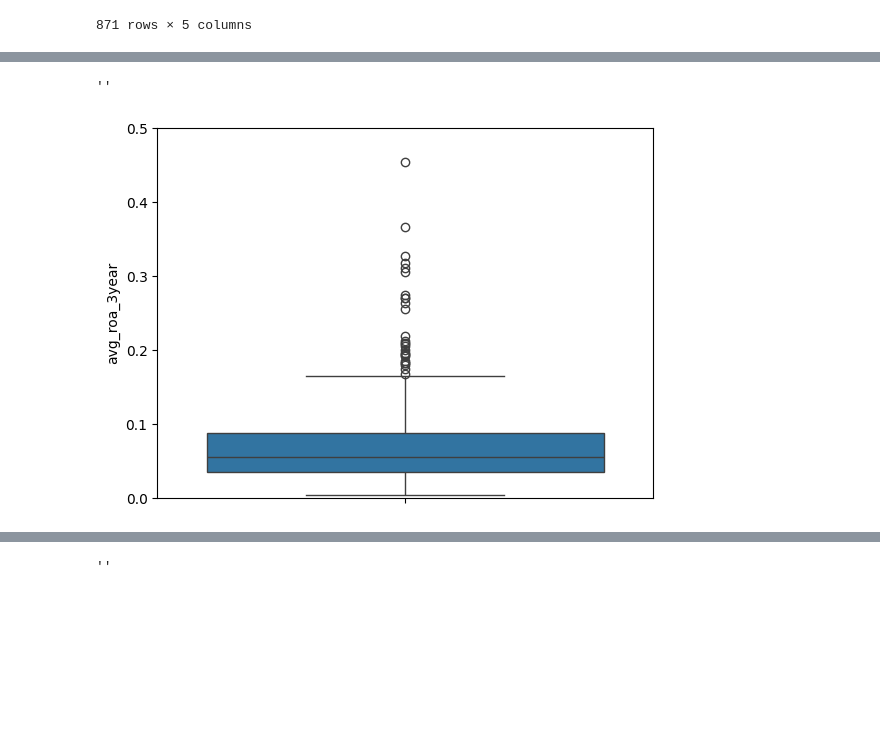
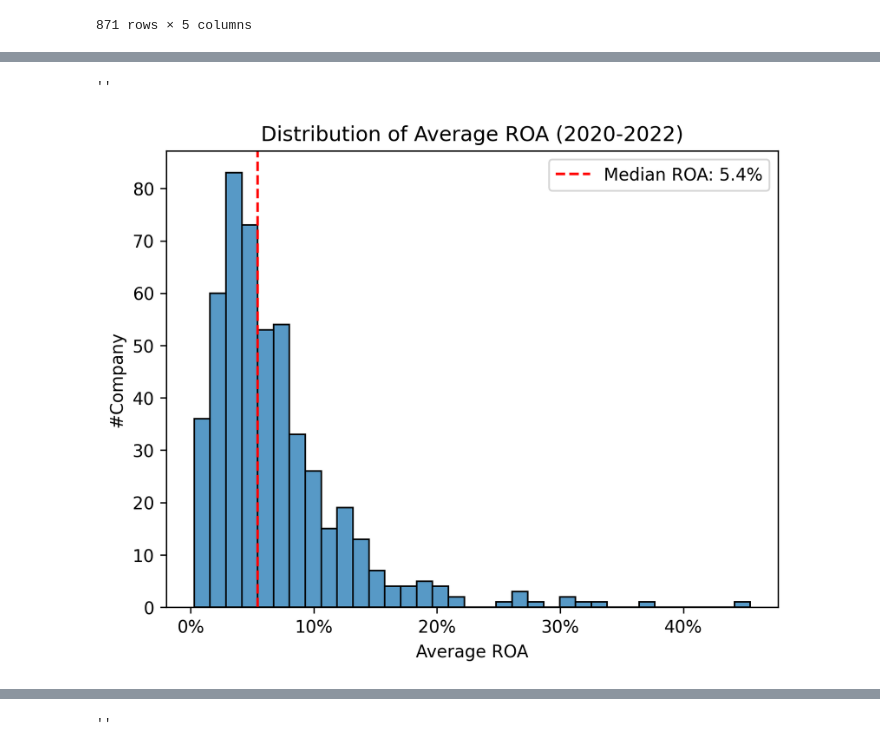
Before and after one commit to suparuek2405/Stock-screening-with-python, a Jupyter notebook: Group_assignment_Tacocat_set_yfinance.ipynb, the cells around one changed output, grey strips where cells are left out. Saved outputs shown, nothing was run; the diff lists cells and outputs as text; code cells hidden in the pictures; blank space fills up the shorter version.

```diff
--- a/Group_assignment_Tacocat_set_yfinance.ipynb
+++ b/Group_assignment_Tacocat_set_yfinance.ipynb
@@ -674,11 +683,21 @@ plt.ylim(0, 0.5)
 # %%
-roa = get_roa(2020,2022)
+#condition for ROA
+roa = get_roa(2020,2022) #using data from 2020 to 2022
 roa.dropna(inplace=True) #drop na values
 roa = roa[(roa[['2020-12-31', '2021-12-31', '2022-12-31']] > 0).all(axis=1)] #all value must greater than 0
 roa['avg_roa_3year'] = roa[['2020-12-31', '2021-12-31', '2022-12-31']].mean(axis=1) #get average 3 year
-sns.boxplot(y='avg_roa_3year', data=roa)
-plt.ylim(0, 0.5)
+roa = roa[roa['symbol'].isin(set(roe['symbol']))] #filter only symbol contains in roe table
+
+#plot data
+sns.histplot(x='avg_roa_3year', data=roa)
+median_roa = roa['avg_roa_3year'].median()
+plt.axvline(median_roa, color='red', linestyle='--', label=f'Median ROA: {median_roa*100:.1f}%') #add median line
+plt.gca().xaxis.set_major_formatter(FuncFormatter(lambda x, _: f'{x*100:.0f}%'))
+plt.title('Distribution of Average ROA (2020-2022)')
+plt.xlabel('Average ROA')
+plt.ylabel('#Company')
+plt.legend()
 ;
 # %% [output]
 ''
-[figure, old version]
+[figure, new version]
```
Also changed, not shown: parts of 7 cells of this notebook.
